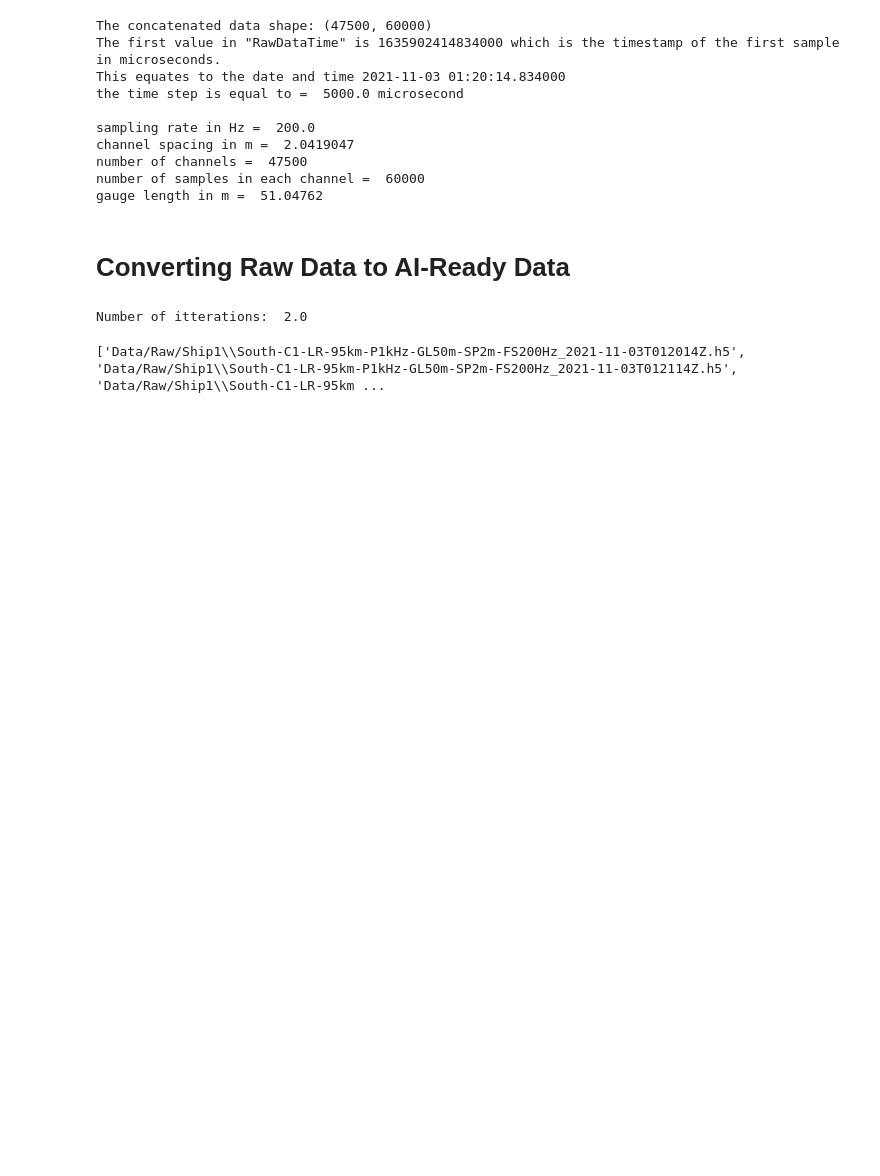
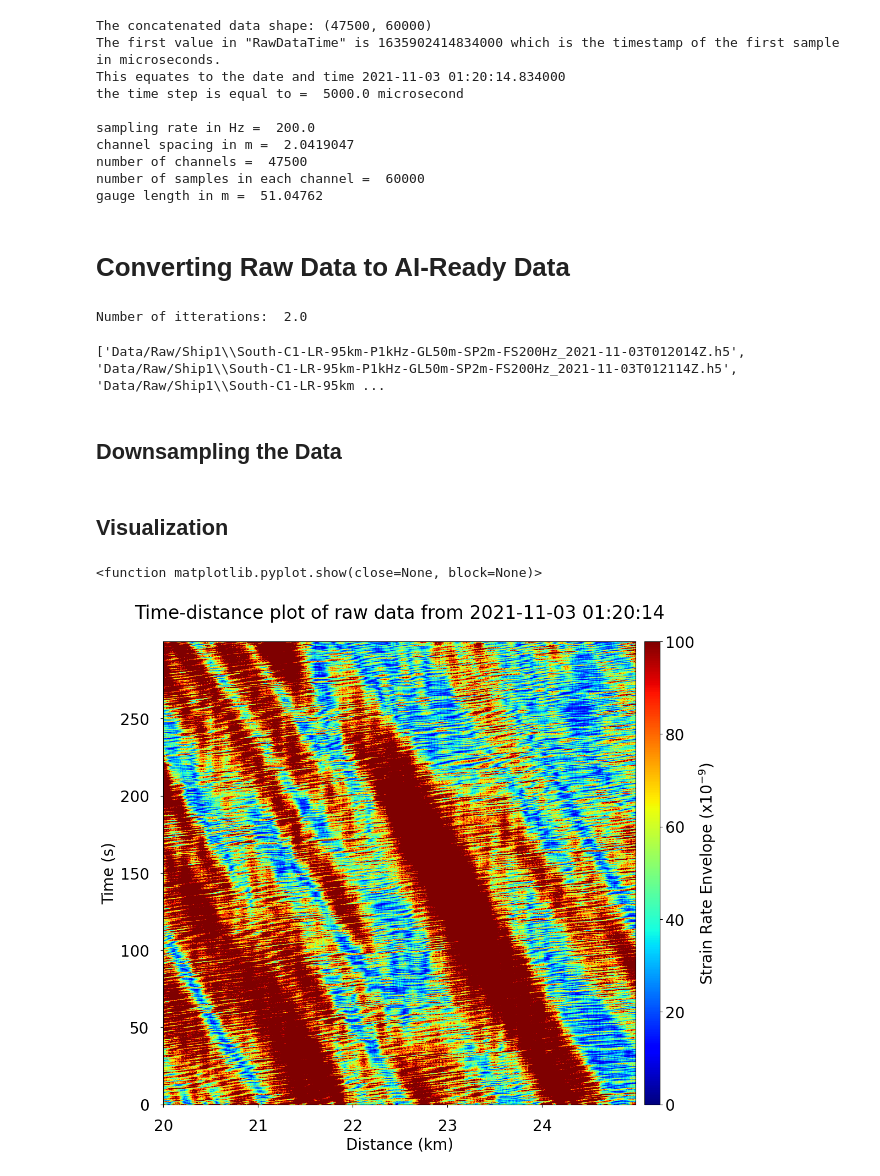
Before and after one commit to UW-MLGEO/DASclassification, a Jupyter notebook: notebooks/Download_Data.ipynb, the cells around one changed output. Drawn from its saved outputs; the diff is of its cells as text; code cells hidden in the pictures; blank space fills up the shorter version.

Commit message:
Remove extra file from the main folder Remove extra file from the main folder Adding downsampling and visualization codes Adding visualization function

```diff
--- a/notebooks/Download_Data.ipynb
+++ b/notebooks/Download_Data.ipynb
@@ -140,3 +143,21 @@ elif interrogator == 'Silixa':
 # %% [output]
 Number of itterations:  2.0
 ['Data/Raw/Ship1\\South-C1-LR-95km-P1kHz-GL50m-SP2m-FS200Hz_2021-11-03T012014Z.h5', 'Data/Raw/Ship1\\South-C1-LR-95km-P1kHz-GL50m-SP2m-FS200Hz_2021-11-03T012114Z.h5', 'Data/Raw/Ship1\\South-C1-LR-95km ...
+# %% [markdown]
+## Downsampling the Data
+# %%
+# Downsample the raw data
+str_rate_downsampled = block_reduce(str_rate, block_size=(factor_channels, factor_time), func=np.mean)
+# Downsample the distance and time domain data
+dist_downsampled = block_reduce(dist, block_size=factor_channels, func=np.mean)
+time_downsampled = block_reduce(time, block_size=factor_time, func=np.mean)
+# %% [markdown]
+## Visualization
+# %%
+vmax = 100
+dp.plot_tx(sp.hilbert(str_rate_downsampled[0:-2,:], axis=1), time_downsampled, dist_downsampled[0:-2], file_begin_time_utc=starting_time_utc, fig_size=(12, 10), v_min=0, v_max=vmax)
+plt.title(f'Time-distance plot of raw data from {starting_time_utc.strftime("%Y-%m-%d %H:%M:%S")}', pad=30)
+plt.show
+# %% [output]
+<function matplotlib.pyplot.show(close=None, block=None)>
+[figure, added]
```
Also changed, not shown: parts of 2 cells of this notebook, 2 other files.
